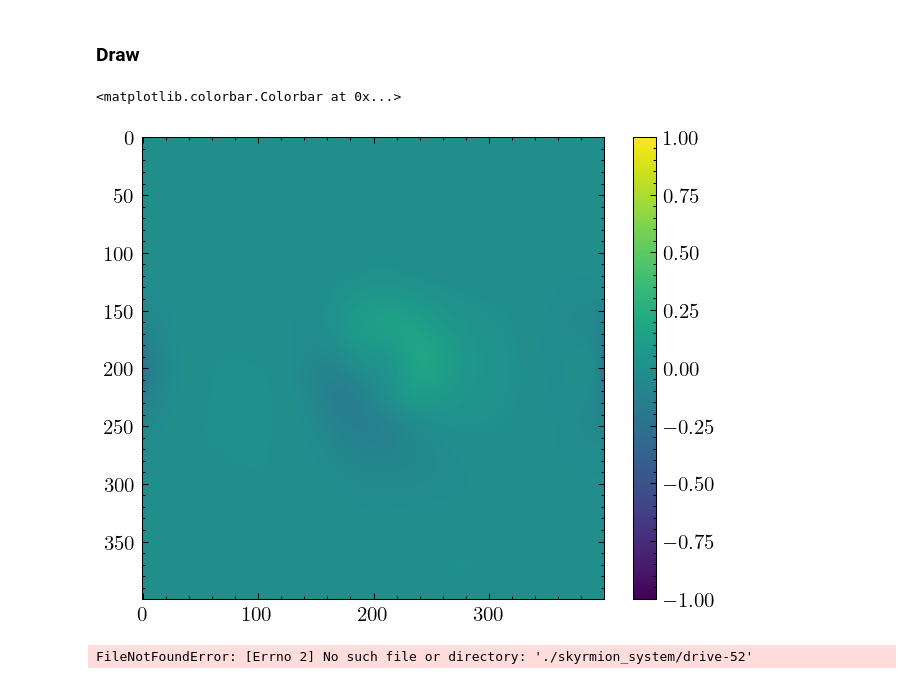
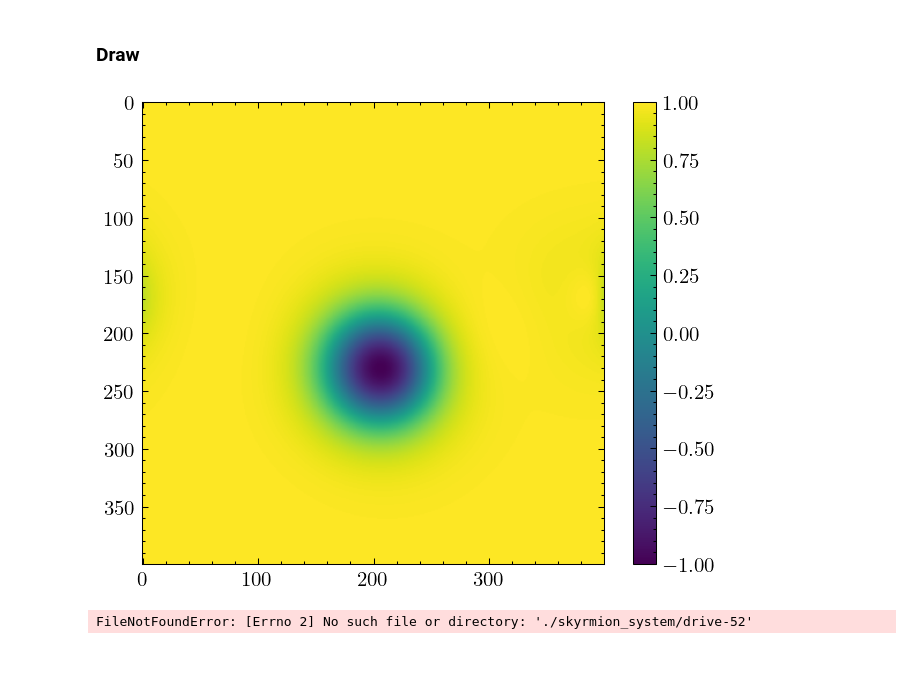
Before and after one commit to nazar-si/skyrmion-v2, a Jupyter notebook: _read-omf.ipynb, the cells around one changed output. Cells and saved outputs as stored; diff of their text form; code cells hidden in the pictures.

```diff
--- a/_read-omf.ipynb
+++ b/_read-omf.ipynb
@@ -15,15 +15,15 @@ apply()
 # %% [markdown]
 ### Draw
 # %%
-new_name = './01-repulsion/skyrmion_system/drive-0'
+new_name = './01-repulsion/skyrmion_system/drive-1-beta-2-rotation'
 # new_name = 'recorderd-skyrmion-creation,alpha=5'
 data = read_dir(new_name, delete_files=False, new_name=None, scaling=1e5)
 # %%
-plt.imshow(data[1,:,:,2] - data[0,:,:,2], vmin=-1, vmax=1)
+plt.imshow(data[10,:,:,2], vmin=-1, vmax=1)
 plt.colorbar()
+plt.show()
 # %% [output]
-<matplotlib.colorbar.Colorbar at 0x...>
-[figure, old version]
+[figure, new version]
 # %%
 # data = np.vstack([
 #     # read_dir('drive-35', delete_files=False, new_name='drive-35')[::2],
```
Also changed, not shown: 50 other files.
